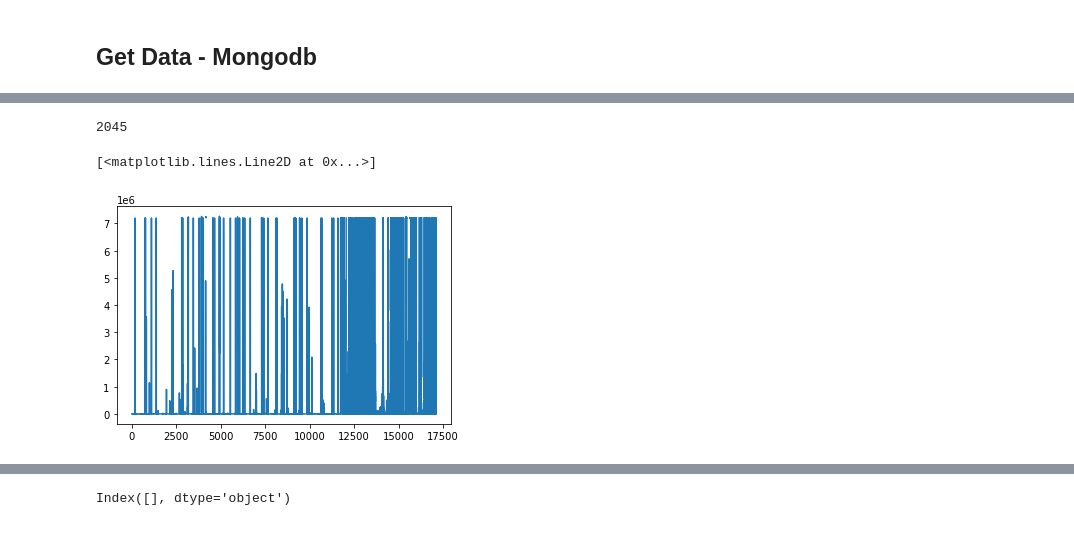
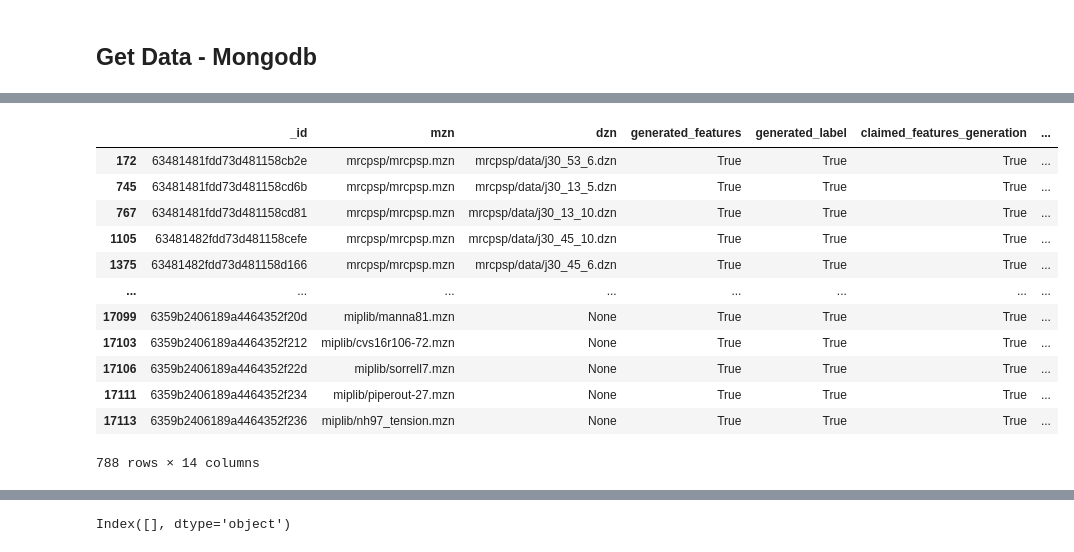
Before and after one commit to IDMP-B-2022/done-soon, a Jupyter notebook: Analysis.ipynb, the cells around one changed output, grey strips where cells are left out. Cells and saved outputs as stored; diff of their text form; code cells hidden in the pictures.

```diff
--- a/Analysis.ipynb
+++ b/Analysis.ipynb
@@ -72,9 +54,18 @@ all_data
-# %%
-all_data['time_to_solution'].isna().sum()
-# %% [output]
-2045
-# %%
-plt.plot(all_data['time_to_solution'])
-# %% [output]
-[<matplotlib.lines.Line2D at 0x...>]
-[figure, removed]
+# %%
+#all_data['time_to_solution'].isna().sum()
+finishes_after_tl = finishes_after_tl[finishes_after_tl['time_to_solution'].notna()]
+finishes_after_tl
+# %% [output]
+|  | _id | mzn | dzn | generated_features | generated_label | claimed_features_generation | ... |
+| 172 | 63481481fdd73d481158cb2e | mrcpsp/mrcpsp.mzn | mrcpsp/data/j30_53_6.dzn | True | True | True | ... |
+| 745 | 63481481fdd73d481158cd6b | mrcpsp/mrcpsp.mzn | mrcpsp/data/j30_13_5.dzn | True | True | True | ... |
+| 767 | 63481481fdd73d481158cd81 | mrcpsp/mrcpsp.mzn | mrcpsp/data/j30_13_10.dzn | True | True | True | ... |
+| 1105 | 63481482fdd73d481158cefe | mrcpsp/mrcpsp.mzn | mrcpsp/data/j30_45_10.dzn | True | True | True | ... |
+| 1375 | 63481482fdd73d481158d166 | mrcpsp/mrcpsp.mzn | mrcpsp/data/j30_45_6.dzn | True | True | True | ... |
+| ... | ... | ... | ... | ... | ... | ... | ... |
+| 17099 | 6359b2406189a4464352f20d | miplib/manna81.mzn | None | True | True | True | ... |
+| 17103 | 6359b2406189a4464352f212 | miplib/cvs16r106-72.mzn | None | True | True | True | ... |
+| 17106 | 6359b2406189a4464352f22d | miplib/sorrell7.mzn | None | True | True | True | ... |
+| 17111 | 6359b2406189a4464352f234 | miplib/piperout-27.mzn | None | True | True | True | ... |
+| 17113 | 6359b2406189a4464352f236 | miplib/nh97_tension.mzn | None | True | True | True | ... |
+788 rows × 14 columns
```
Also changed, not shown: parts of 10 cells of this notebook.
